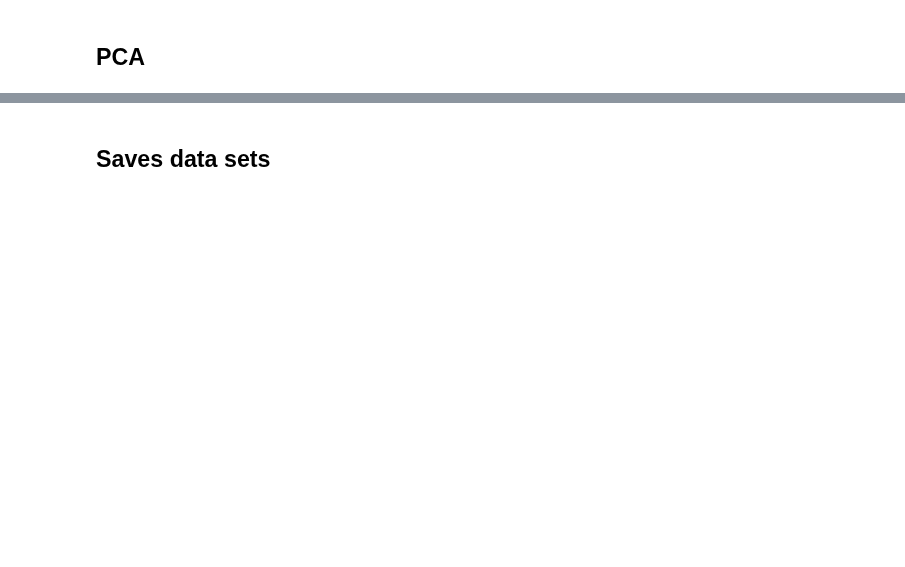
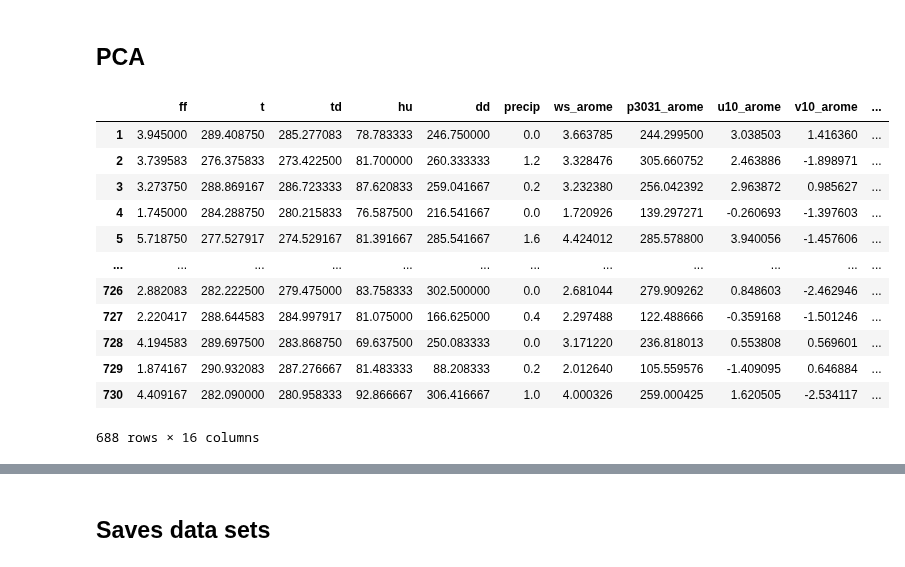
Before and after one commit to NguyenHai7120/4A-MachineLearning-Project, a Jupyter notebook: Exploration-Python.ipynb, the cells around one changed output, grey strips where cells are left out. Saved outputs shown, nothing was run; the diff lists cells and outputs as text; code cells hidden in the pictures; blank space fills up the shorter version.

```diff
--- a/Exploration-Python.ipynb
+++ b/Exploration-Python.ipynb
@@ -95,4 +184,20 @@ loadingR = pd.DataFrame(scale(rain[num_var]), columns = rain[num_var].columns)
 pca_DataSet = pcaR.fit(loadingR).transform(loadingR)
+# %%
+rain[num_var]
+# %% [output]
+|  | ff | t | td | hu | dd | precip | ws_arome | p3031_arome | u10_arome | v10_arome | ... |
+| 1 | 3.945000 | 289.408750 | 285.277083 | 78.783333 | 246.750000 | 0.0 | 3.663785 | 244.299500 | 3.038503 | 1.416360 | ... |
+| 2 | 3.739583 | 276.375833 | 273.422500 | 81.700000 | 260.333333 | 1.2 | 3.328476 | 305.660752 | 2.463886 | -1.898971 | ... |
+| 3 | 3.273750 | 288.869167 | 286.723333 | 87.620833 | 259.041667 | 0.2 | 3.232380 | 256.042392 | 2.963872 | 0.985627 | ... |
+| 4 | 1.745000 | 284.288750 | 280.215833 | 76.587500 | 216.541667 | 0.0 | 1.720926 | 139.297271 | -0.260693 | -1.397603 | ... |
+| 5 | 5.718750 | 277.527917 | 274.529167 | 81.391667 | 285.541667 | 1.6 | 4.424012 | 285.578800 | 3.940056 | -1.457606 | ... |
+| ... | ... | ... | ... | ... | ... | ... | ... | ... | ... | ... | ... |
+| 726 | 2.882083 | 282.222500 | 279.475000 | 83.758333 | 302.500000 | 0.0 | 2.681044 | 279.909262 | 0.848603 | -2.462946 | ... |
+| 727 | 2.220417 | 288.644583 | 284.997917 | 81.075000 | 166.625000 | 0.4 | 2.297488 | 122.488666 | -0.359168 | -1.501246 | ... |
+| 728 | 4.194583 | 289.697500 | 283.868750 | 69.637500 | 250.083333 | 0.0 | 3.171220 | 236.818013 | 0.553808 | 0.569601 | ... |
+| 729 | 1.874167 | 290.932083 | 287.276667 | 81.483333 | 88.208333 | 0.2 | 2.012640 | 105.559576 | -1.409095 | 0.646884 | ... |
+| 730 | 4.409167 | 282.090000 | 280.958333 | 92.866667 | 306.416667 | 1.0 | 4.000326 | 259.000425 | 1.620505 | -2.534117 | ... |
+688 rows × 16 columns
 # %%
 plt.figure(figsize = (10,5))
 x = np.arange(pcaR.explained_variance_ratio_.size)
```
Also changed, not shown: parts of 15 cells of this notebook.
